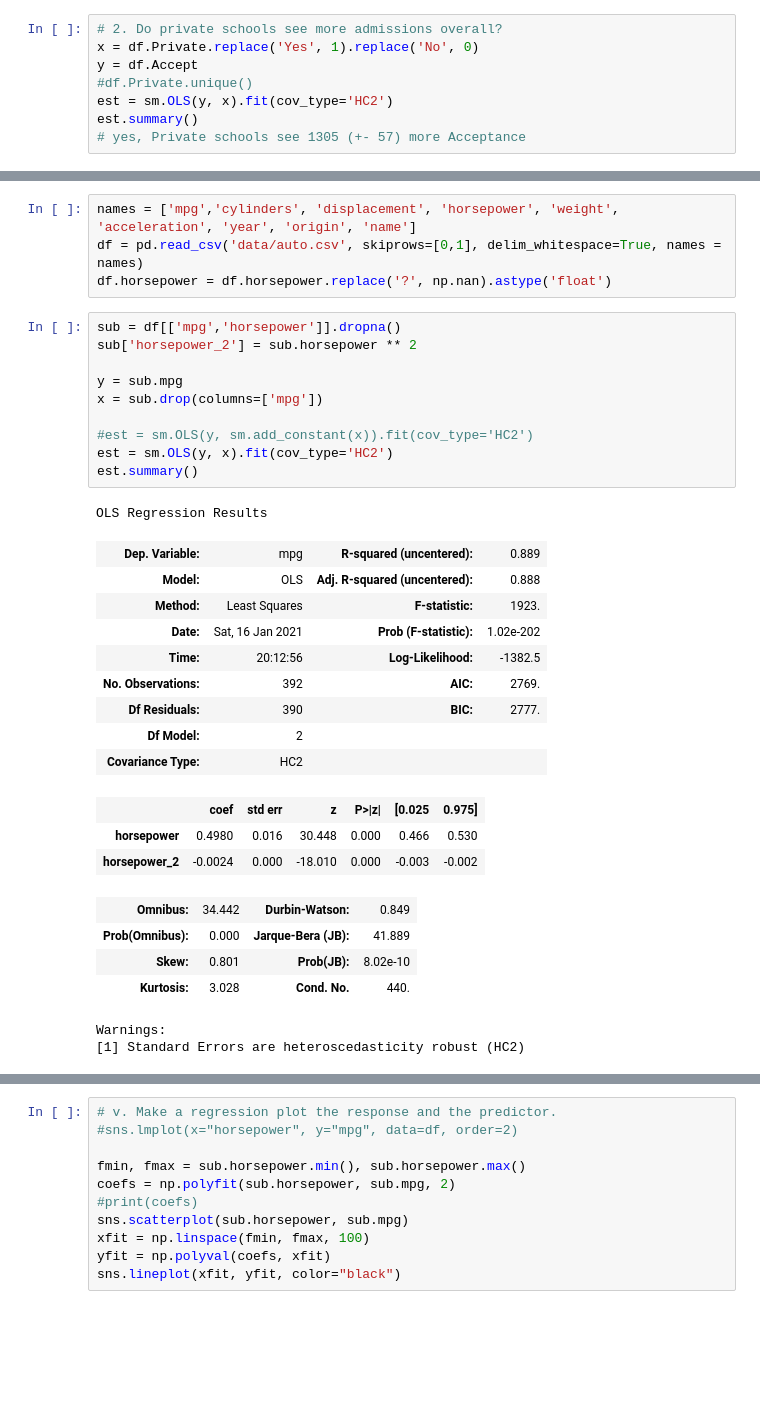
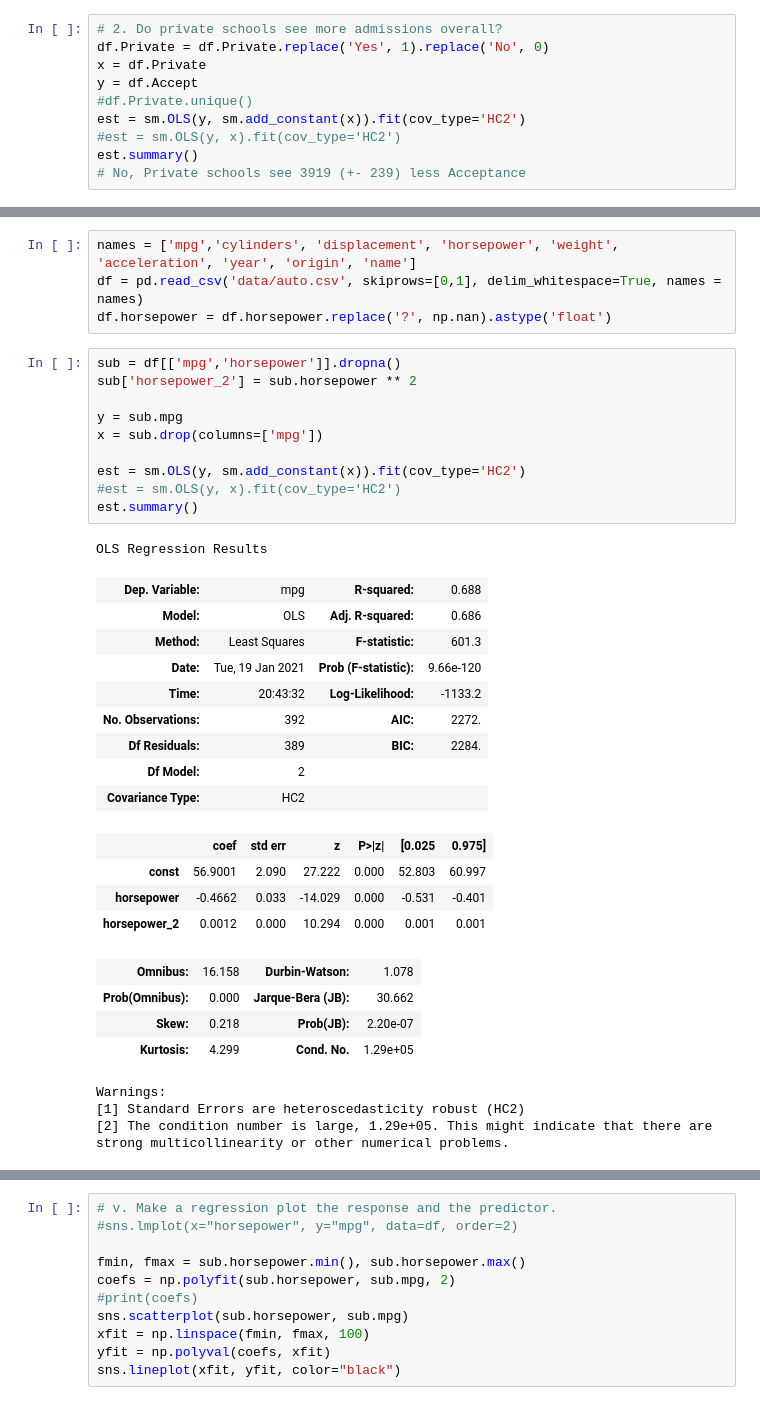
Before and after one commit to cb-ds-1/m3-2-regression-interpretation, a Jupyter notebook: workshop.ipynb, the cells around one changed output, grey strips where cells are left out. Saved outputs shown, nothing was run; the diff lists cells and outputs as text; blank space fills up the shorter version.

```diff
--- a/workshop.ipynb
+++ b/workshop.ipynb
@@ -75,10 +109,12 @@ sns.lmplot(x="Top25perc", y="Top10perc", data=df, order=2)
 # %%
 # 2. Do private schools see more admissions overall?
-x = df.Private.replace('Yes', 1).replace('No', 0)
+df.Private = df.Private.replace('Yes', 1).replace('No', 0)
+x = df.Private
 y = df.Accept
 #df.Private.unique()
-est = sm.OLS(y, x).fit(cov_type='HC2')
+est = sm.OLS(y, sm.add_constant(x)).fit(cov_type='HC2')
+#est = sm.OLS(y, x).fit(cov_type='HC2')
 est.summary()
-# yes, Private schools see 1305 (+- 57) more Acceptance
+# No, Private schools see 3919 (+- 239) less Acceptance
 # %% [output]
 OLS Regression Results
@@ -122,32 +162,35 @@ df.horsepower = df.horsepower.replace('?', np.nan).astype('float')
 # %%
 sub = df[['mpg','horsepower']].dropna()
 sub['horsepower_2'] = sub.horsepower ** 2
 
 y = sub.mpg
 x = sub.drop(columns=['mpg'])
 
-#est = sm.OLS(y, sm.add_constant(x)).fit(cov_type='HC2')
-est = sm.OLS(y, x).fit(cov_type='HC2')
+est = sm.OLS(y, sm.add_constant(x)).fit(cov_type='HC2')
+#est = sm.OLS(y, x).fit(cov_type='HC2')
 est.summary()
 # %% [output]
 OLS Regression Results
-| Dep. Variable: | mpg | R-squared (uncentered): | 0.889 |
-| Model: | OLS | Adj. R-squared (uncentered): | 0.888 |
-| Method: | Least Squares | F-statistic: | 1923. |
-| Date: | Sat, 16 Jan 2021 | Prob (F-statistic): | 1.02e-202 |
-| Time: | 20:12:56 | Log-Likelihood: | -1382.5 |
-| No. Observations: | 392 | AIC: | 2769. |
-| Df Residuals: | 390 | BIC: | 2777. |
+| Dep. Variable: | mpg | R-squared: | 0.688 |
+| Model: | OLS | Adj. R-squared: | 0.686 |
+| Method: | Least Squares | F-statistic: | 601.3 |
+| Date: | Tue, 19 Jan 2021 | Prob (F-statistic): | 9.66e-120 |
+| Time: | 20:43:32 | Log-Likelihood: | -1133.2 |
+| No. Observations: | 392 | AIC: | 2272. |
+| Df Residuals: | 389 | BIC: | 2284. |
 | Df Model: | 2 |  |  |
 | Covariance Type: | HC2 |  |  |
 |  | coef | std err | z | P>|z| | [0.025 | 0.975] |
-| horsepower | 0.4980 | 0.016 | 30.448 | 0.000 | 0.466 | 0.530 |
-| horsepower_2 | -0.0024 | 0.000 | -18.010 | 0.000 | -0.003 | -0.002 |
+| const | 56.9001 | 2.090 | 27.222 | 0.000 | 52.803 | 60.997 |
+| horsepower | -0.4662 | 0.033 | -14.029 | 0.000 | -0.531 | -0.401 |
+| horsepower_2 | 0.0012 | 0.000 | 10.294 | 0.000 | 0.001 | 0.001 |
-| Omnibus: | 34.442 | Durbin-Watson: | 0.849 |
-| Prob(Omnibus): | 0.000 | Jarque-Bera (JB): | 41.889 |
-| Skew: | 0.801 | Prob(JB): | 8.02e-10 |
-| Kurtosis: | 3.028 | Cond. No. | 440. |
+| Omnibus: | 16.158 | Durbin-Watson: | 1.078 |
+| Prob(Omnibus): | 0.000 | Jarque-Bera (JB): | 30.662 |
+| Skew: | 0.218 | Prob(JB): | 2.20e-07 |
+| Kurtosis: | 4.299 | Cond. No. | 1.29e+05 |
 Warnings:
 [1] Standard Errors are heteroscedasticity robust (HC2)
+[2] The condition number is large, 1.29e+05. This might indicate that there are
+strong multicollinearity or other numerical problems.
 # %%
 # i. Is there a relationship between the predictor and the response?
```
Also changed, not shown: parts of 21 cells of this notebook.
